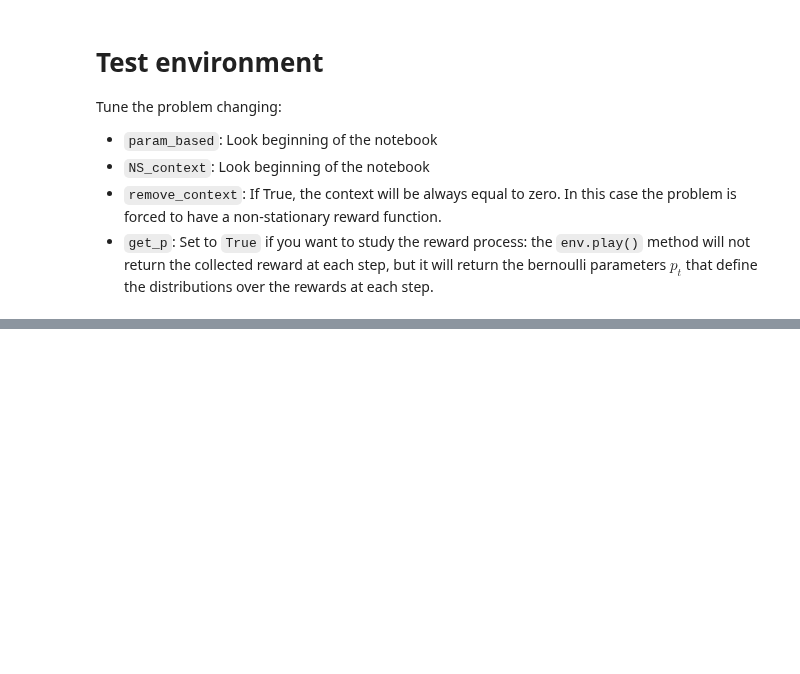
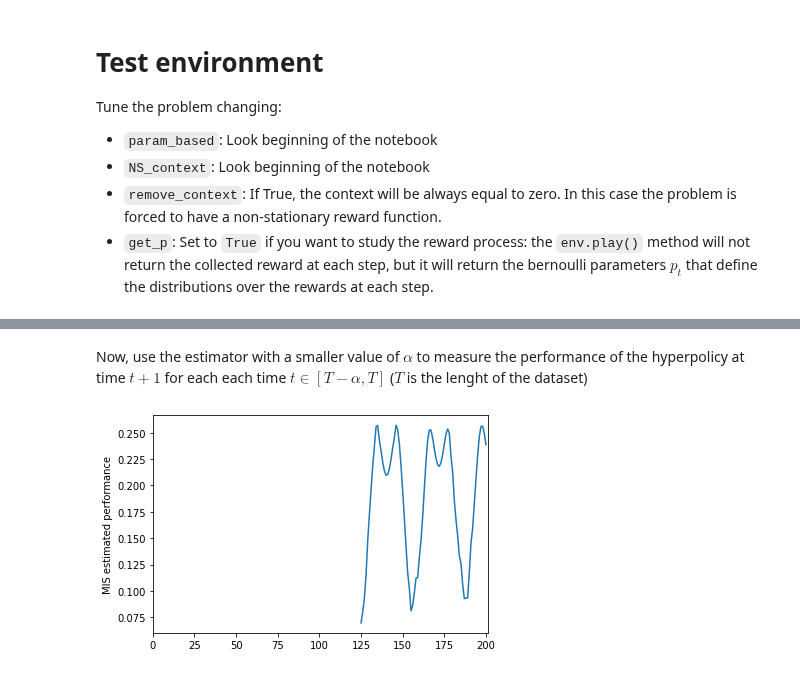
Before and after one commit to francescovidaich964/Como_lake, a Jupyter notebook: bandit_tests/non-stat_contextual_bandits.ipynb, the cells around one changed output, grey strips where cells are left out. Cells and saved outputs as stored; diff of their text form; code cells hidden in the pictures; blank space fills up the shorter version.

```diff
--- a/bandit_tests/non-stat_contextual_bandits.ipynb
+++ b/bandit_tests/non-stat_contextual_bandits.ipynb
@@ -373,0 +374,19 @@ sum(MIS_terms)
+# %% [markdown]
+Now, use the estimator with a smaller value of $\alpha$ to measure the performance of the hyperpolicy at time $t+1$ for each each time $t\in[T-\alpha,T]$ ($T$ is the lenght of the dataset)
+# %%
+# Prepare array to contain estimated performances
+alpha = 125
+performances = np.array([])
+
+# Compute performances
+for t in tqdm(range(alpha, len(rewards)+1)):
+    MIS_performance = MIS_estimator(nu, thetas[t-alpha:t+1], rewards[t-alpha:t+1], t)
+    performances = np.append(performances, MIS_performance)
+
+# Plot the perfromances as function of time
+plt.plot(np.arange(alpha, len(rewards)+1), performances)
+plt.ylabel("MIS estimated performance")
+plt.xlim(0, len(rewards)+1)
+plt.show()
+# %% [output]
+[figure, added]
```
Also changed, not shown: parts of 11 cells of this notebook.
